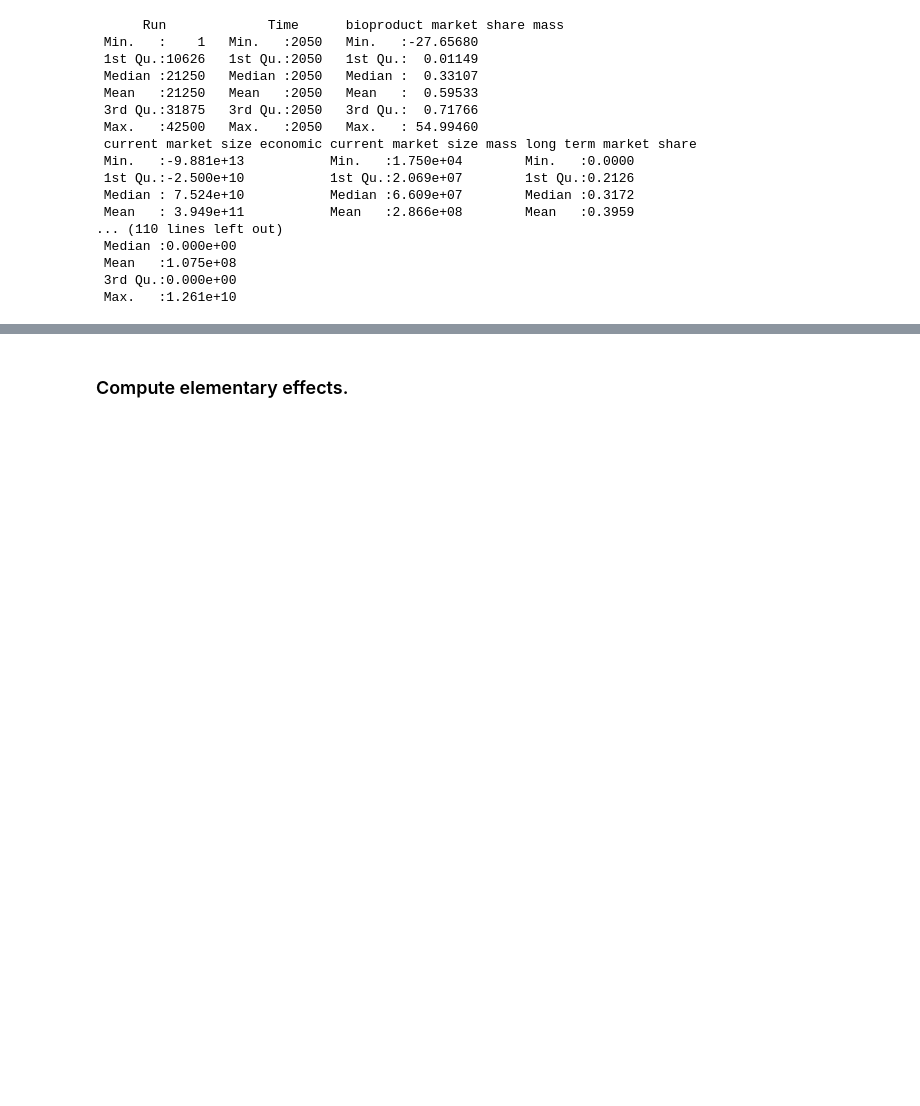
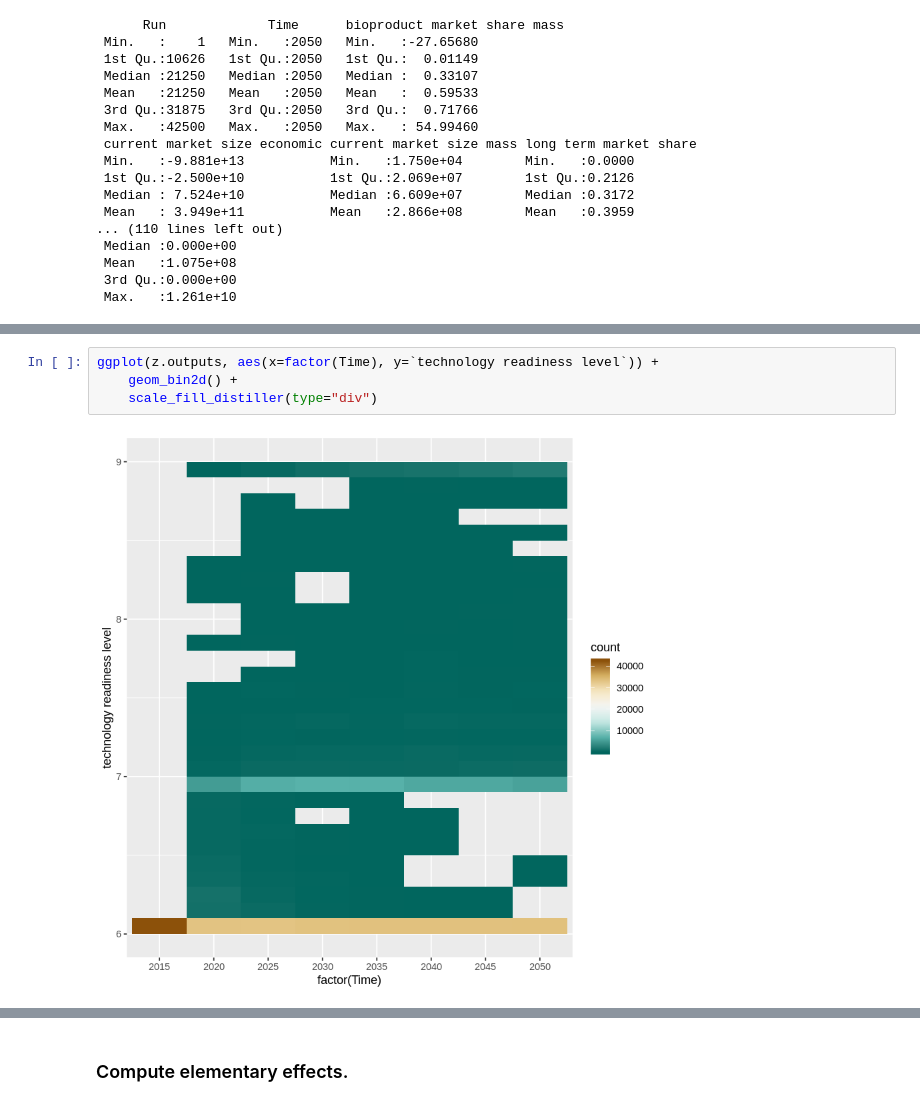
Before and after one commit to NREL/BioproductTransitionDynamics, a Jupyter notebook: sensitivity/btd-elementary-effects-v12.ipynb, the cells around one changed output, grey strips where cells are left out. Saved outputs shown, nothing was run; the diff lists cells and outputs as text; blank space fills up the shorter version.

```diff
--- a/sensitivity/btd-elementary-effects-v12.ipynb
+++ b/sensitivity/btd-elementary-effects-v12.ipynb
@@ -112,0 +135,6 @@ z.outputs[Time == 2050] %>% summary
+# %%
+ggplot(z.outputs, aes(x=factor(Time), y=`technology readiness level`)) +
+    geom_bin2d() +
+    scale_fill_distiller(type="div")
+# %% [output]
+[figure, added]
```
Also changed, not shown: parts of 5 cells of this notebook.
